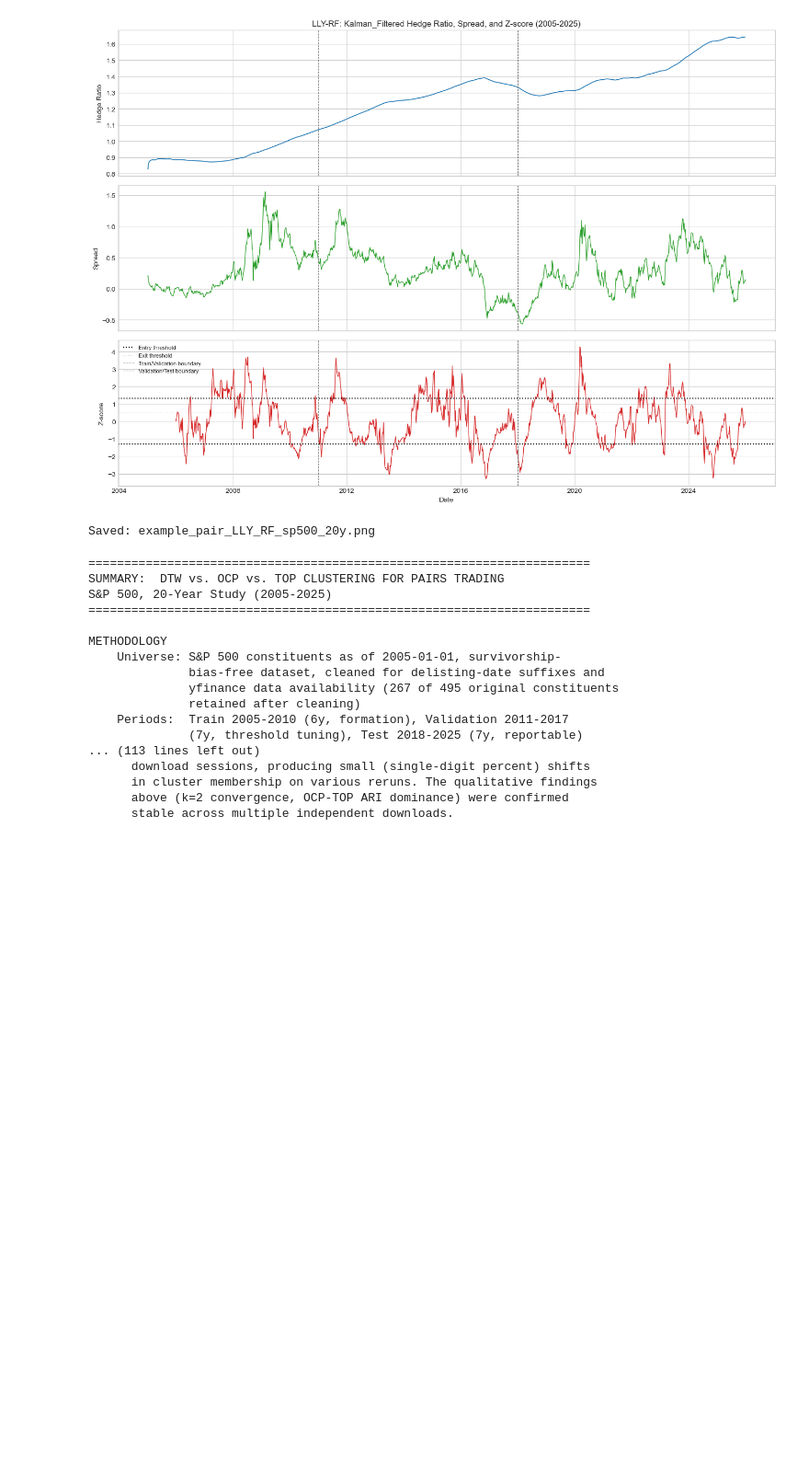
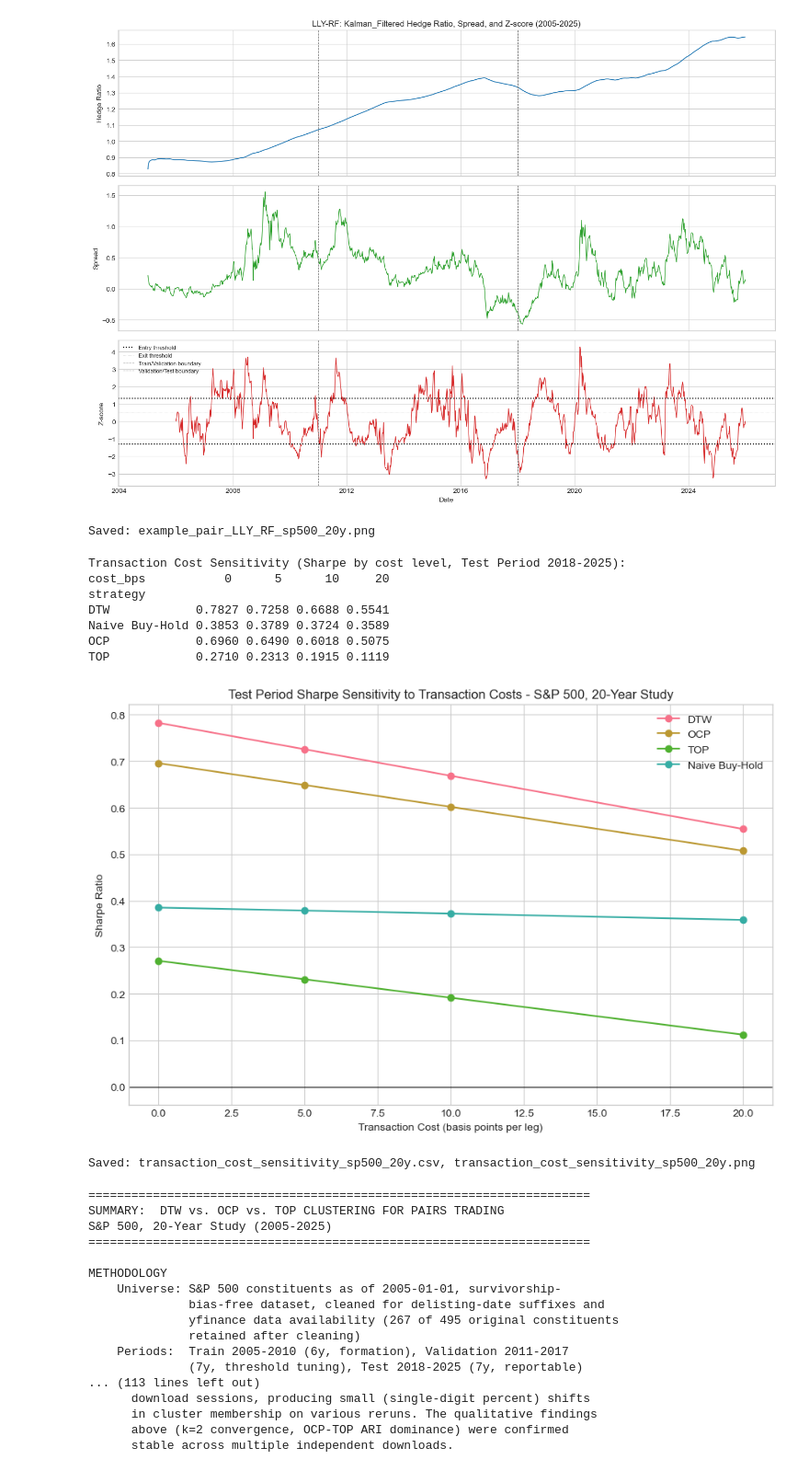
Before and after one commit to WyattEarls/DTW-OTP-Pairs-Trading, a Jupyter notebook: Examples/DTW-OCP-TOP-naive_clustering_comparison_SP_500.ipynb, the cells around one changed output. Shown at 92% size. Saved outputs shown, nothing was run; the diff lists cells and outputs as text; code cells hidden in the pictures; blank space fills up the shorter version.

Commit message:
Cell 29 Results: DTW and OCP beat Naive even with transaction factored in

```diff
--- a/Examples/DTW-OCP-TOP-naive_clustering_comparison_SP_500.ipynb
+++ b/Examples/DTW-OCP-TOP-naive_clustering_comparison_SP_500.ipynb
@@ -1914,35 +1914,45 @@ for cost_bps in COST_LEVELS_BPS:
     # Naive: one round trip for the whole holding period (buy at start, sell at end)
     naive_test_returns = benchmark_returns.loc[TEST_START:TEST_END].copy()
     naive_test_returns.iloc[0] = naive_test_returns.iloc[0] - 2 * (cost_bps / 1000)
 
     metrics = compute_backtest_metrics(naive_test_returns)
     sc = compute_sortino_calmar(naive_test_returns)
     transaction_cost_results.append({
         'cost_bps': cost_bps, 'strategy': 'Naive Buy-Hold', 'sharpe': metrics['sharpe'],
         'sortino': sc['sortino'], 'calmar': sc['calmar'],
         'total_return': metrics['total_return'], 'max_drawdown': metrics['max_drawdown']
     })
 
 tc_df = pd.DataFrame(transaction_cost_results)
 print('Transaction Cost Sensitivity (Sharpe by cost level, Test Period 2018-2025):')
 print(tc_df.pivot(index='strategy', columns='cost_bps', values='sharpe').round(4))
 
 # Publication figure: Sharpe degradation curve across cost levels
 fig, ax = plt.subplots(figsize=(9,6))
 for strategy in ['DTW','OCP','TOP','Naive Buy-Hold']:
-    sub = tc_df[tc_df['strategy'] == 'strategy']
+    sub = tc_df[tc_df['strategy'] == strategy]
     ax.plot(sub['cost_bps'], sub['sharpe'], marker='o', label=strategy)
 ax.axhline(y=0, color='black', linewidth=0.8)
 ax.set_xlabel('Transaction Cost (basis points per leg)')
 ax.set_ylabel('Sharpe Ratio')
 ax.set_title('Test Period Sharpe Sensitivity to Transaction Costs - S&P 500, 20-Year Study')
 ax.legend()
 plt.tight_layout()
 plt.savefig('transaction_cost_sensitivity_sp500_20y.png', dpi=150, bbox_inches='tight')
 plt.show()
 
 tc_df.to_csv('transaction_cost_sensitivity_sp500_20y.csv', index=False)
-print('\nSaved: transaction_cost_sensitivity_sp500_20y.csv,
+print('\nSaved: transaction_cost_sensitivity_sp500_20y.csv, transaction_cost_sensitivity_sp500_20y.png')
+# %% [output]
+Transaction Cost Sensitivity (Sharpe by cost level, Test Period 2018-2025):
+cost_bps           0      5      10     20
+strategy
+DTW            0.7827 0.7258 0.6688 0.5541
+Naive Buy-Hold 0.3853 0.3789 0.3724 0.3589
+OCP            0.6960 0.6490 0.6018 0.5075
+TOP            0.2710 0.2313 0.1915 0.1119
+[figure, added]
+Saved: transaction_cost_sensitivity_sp500_20y.csv, transaction_cost_sensitivity_sp500_20y.png
 # %%
 # Notebook Summary
 print('='*70)
```
